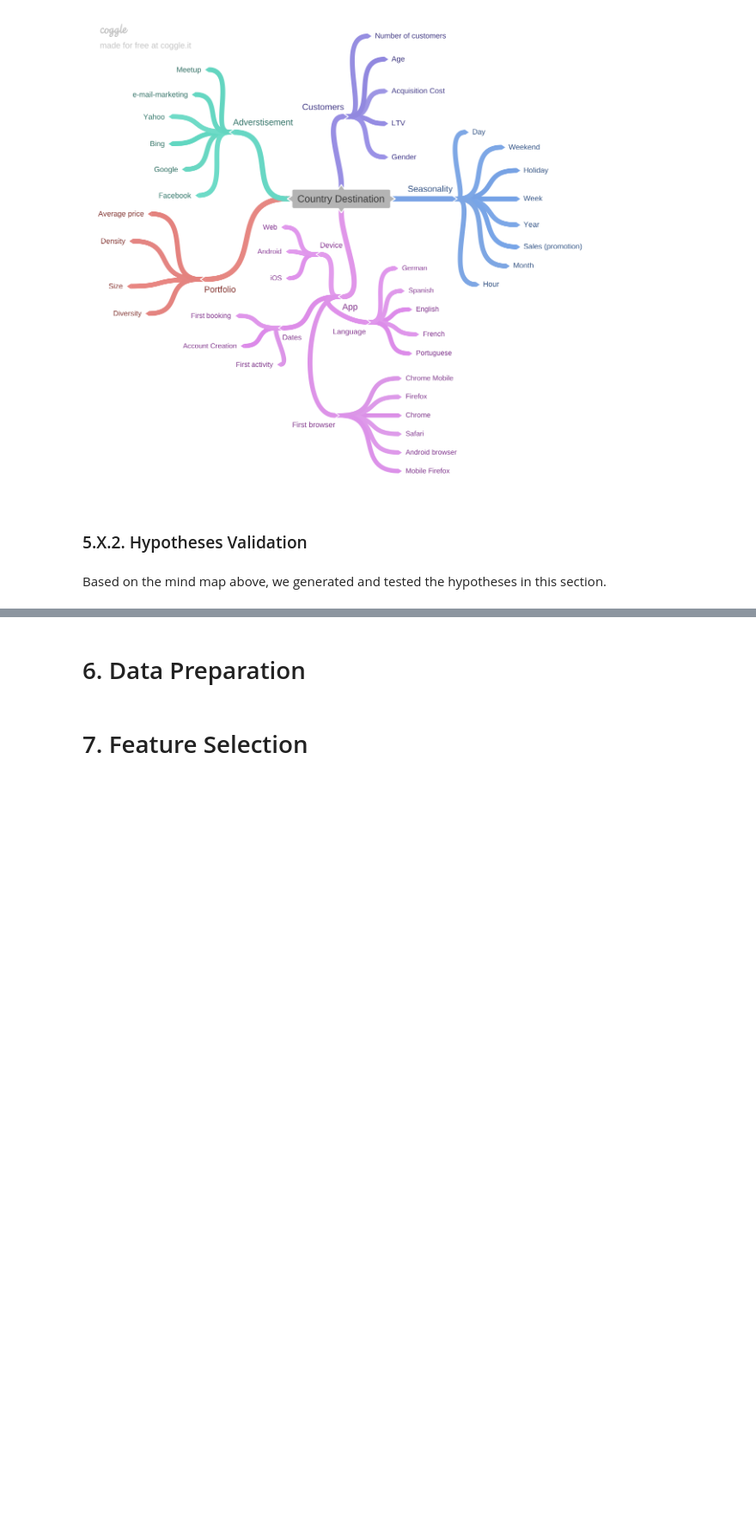
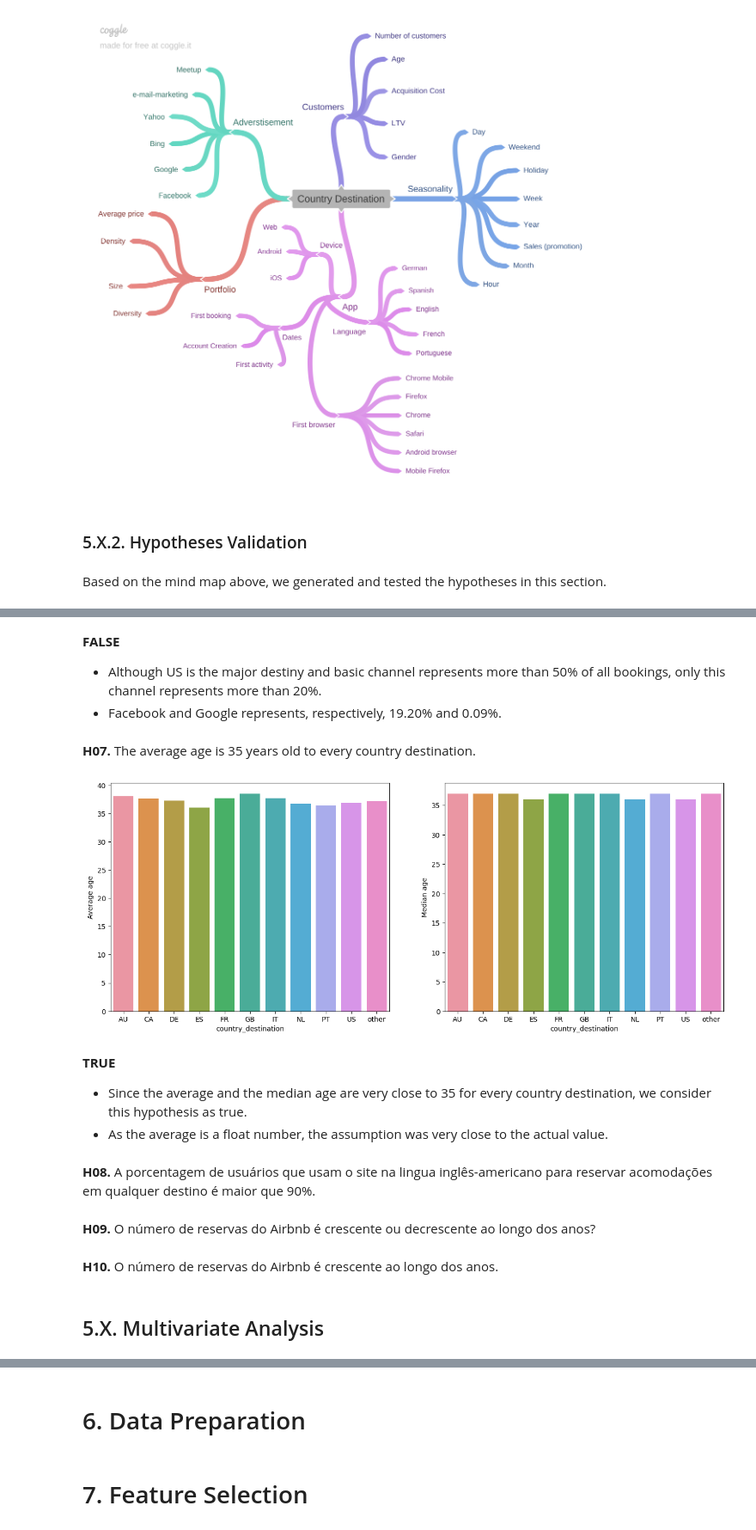
Before and after one commit to lucasquemelli/airbnb, a Jupyter notebook: airbnb.ipynb, the cells around one changed output, grey strips where cells are left out. Shown at 86% size. Saved outputs shown, nothing was run; the diff lists cells and outputs as text; code cells hidden in the pictures; blank space fills up the shorter version.

Commit message:
hypothesis 7 - validation

```diff
--- a/airbnb.ipynb
+++ b/airbnb.ipynb
@@ -1407,0 +1391,38 @@ The main objective of this analysis is to evaluate the correlation between the v
+# %% [markdown]
+**FALSE**
+
+- Although US is the major destiny and basic channel represents more than 50% of all bookings, only this channel represents more than 20%.
+- Facebook and Google represents, respectively, 19.20% and 0.09%.
+# %% [markdown]
+**H07.** The average age is 35 years old to every country destination.
+# %%
+aux01 = df5[df5["country_destination"] != "NDF"][["age", "country_destination"]].\
+                                groupby("country_destination").mean().reset_index()
+
+aux02 = df5[df5["country_destination"] != "NDF"][["age", "country_destination"]].\
+                                groupby("country_destination").median().reset_index()
+
+plt.figure(figsize=(16,6))
+
+plt.subplot(1,2,1)
+sns.barplot(x="country_destination", y="age", data=aux01)
+plt.ylabel("Average age")
+
+plt.subplot(1,2,2)
+sns.barplot(x="country_destination", y="age", data=aux02)
+plt.ylabel("Median age");
+# %% [output]
+[figure, added]
+# %% [markdown]
+**TRUE**
+
+- Since the average and the median age are very close to 35 for every country destination, we consider this hypothesis as true.
+- As the average is a float number, the assumption was very close to the actual value.
+# %% [markdown]
+**H08.** A porcentagem de usuários que usam o site na lingua inglês-americano para reservar acomodações em qualquer destino é maior que 90%.
+# %% [markdown]
+**H09.** O número de reservas do Airbnb é crescente ou decrescente ao longo dos anos?
+# %% [markdown]
+**H10.** O número de reservas do Airbnb é crescente ao longo dos anos.
+# %% [markdown]
+## 5.X. Multivariate Analysis
```
Also changed, not shown: parts of 68 cells of this notebook.
